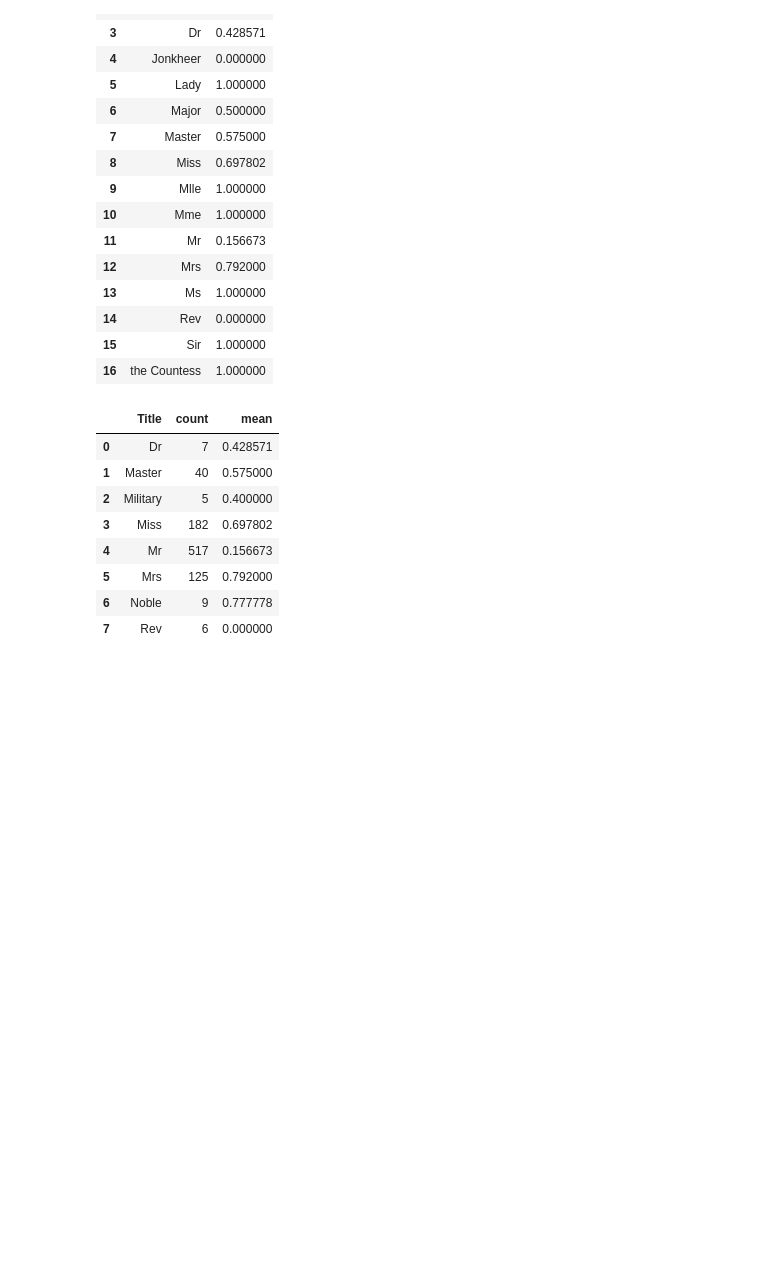
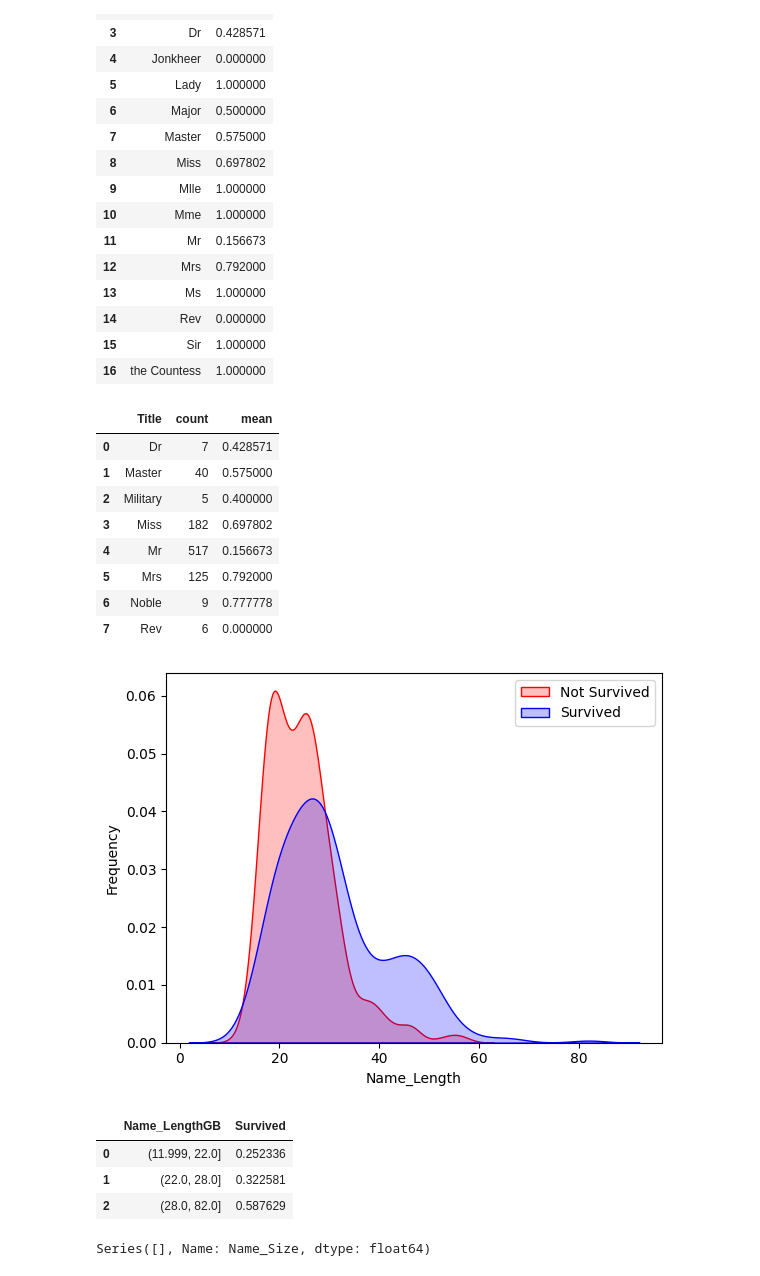
Before and after one commit to ShreyaKhanvilkar/Basic-ML-Projects, a Jupyter notebook: Titanic Dataset/Titanic Challenge.ipynb, the cells around one changed output. Saved outputs shown, nothing was run; the diff lists cells and outputs as text; code cells hidden in the pictures; blank space fills up the shorter version.

```diff
--- a/Titanic Dataset/Titanic Challenge.ipynb
+++ b/Titanic Dataset/Titanic Challenge.ipynb
@@ -310,3 +308,14 @@ df.groupby(['Title'], as_index=False)['Survived'].agg(['count', 'mean'])
 | 5 | Mrs | 125 | 0.792000 |
 | 6 | Noble | 9 | 0.777778 |
 | 7 | Rev | 6 | 0.000000 |
+# %%
+df['Name_Length'] = df['Name'].apply(lambda x: len(x))
+test_df['Name_Length'] = test_df['Name'].apply(lambda x: len(x))
+# %%
+g = sns.kdeplot(df['Name_Length'][(df['Survived']==0) & (df['Name_Length'].notnull())], color='Red', fill=True)
+g = sns.kdeplot(df['Name_Length'][(df['Survived']==1) & (df['Name_Length'].notnull())], ax=g, color='Blue', fill=True)
+g.set_xlabel('Name_Length')
+g.set_ylabel('Frequency')
+g = g.legend(['Not Survived', 'Survived'])
+# %% [output]
+[figure, added]
@@ -312,0 +325,19 @@ df.groupby(['Title'], as_index=False)['Survived'].agg(['count', 'mean'])
+# %%
+df.groupby(['Name_LengthGB'], as_index=False)['Survived'].mean()
+# %% [output]
+|  | Name_LengthGB | Survived |
+| 0 | (11.999, 22.0] | 0.252336 |
+| 1 | (22.0, 28.0] | 0.322581 |
+| 2 | (28.0, 82.0] | 0.587629 |
+# %%
+df.loc[df['Name_Length'] <= 22, 'Name_Size'] = 0
+df.loc[(df['Name_Length'] > 22) & (df['Name_Length'] <= 28), 'Name_Size'] = 1
+df.loc[(df['Name_Length'] > 28) & (df['Name_Length'] <= 82), 'Name_Size'] = 2
+df.loc[df['Name_Length'] > 82, 'Name_Size']
+
+test_df.loc[test_df['Name_Length'] <= 22, 'Name_Size'] = 0
+test_df.loc[(test_df['Name_Length'] > 22) & (test_df['Name_Length'] <= 28), 'Name_Size'] = 1
+test_df.loc[(test_df['Name_Length'] > 28) & (test_df['Name_Length'] <= 82), 'Name_Size'] = 2
+test_df.loc[test_df['Name_Length'] > 82, 'Name_Size']
+# %% [output]
+Series([], Name: Name_Size, dtype: float64)
```
Also changed, not shown: parts of 77 cells of this notebook.
